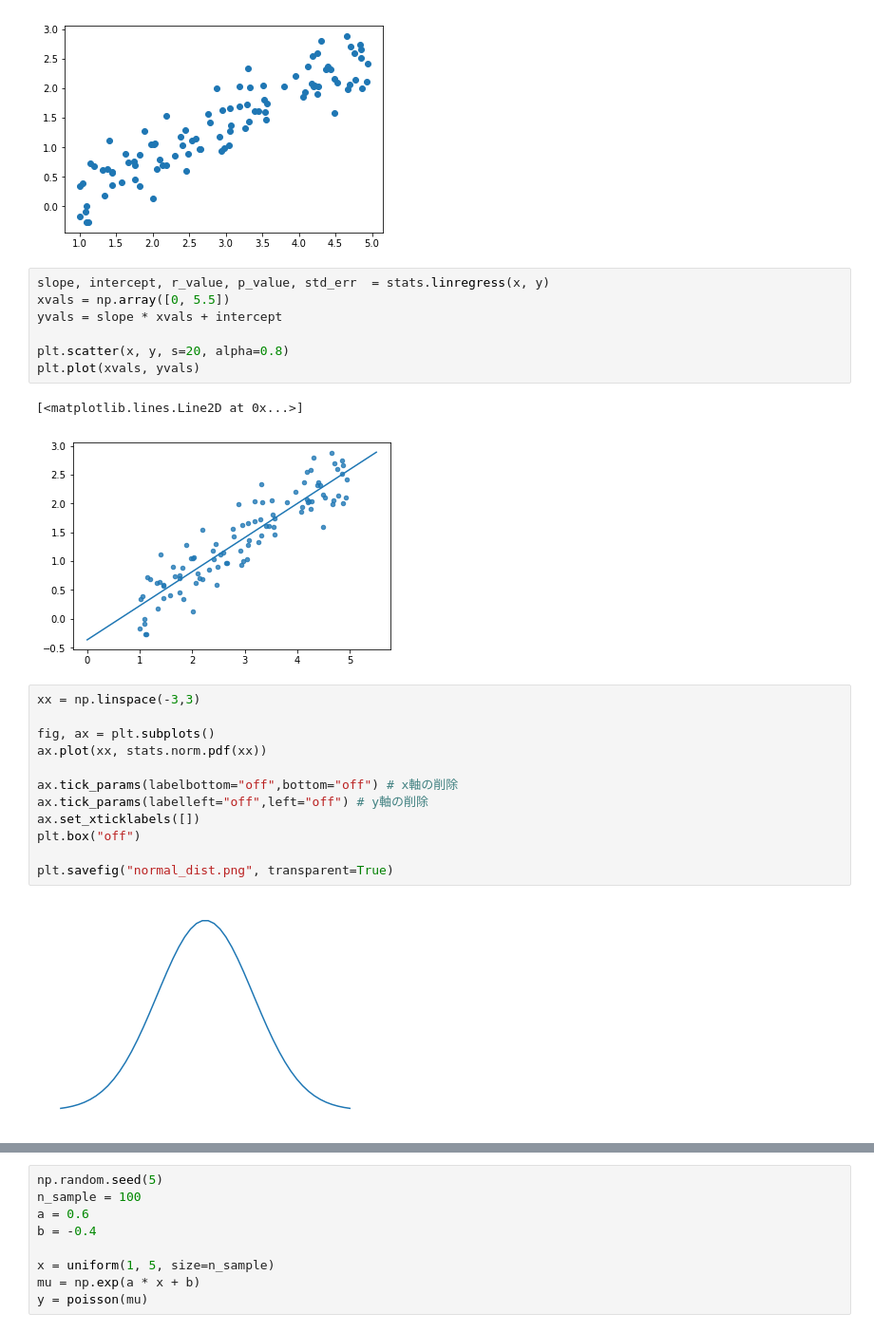
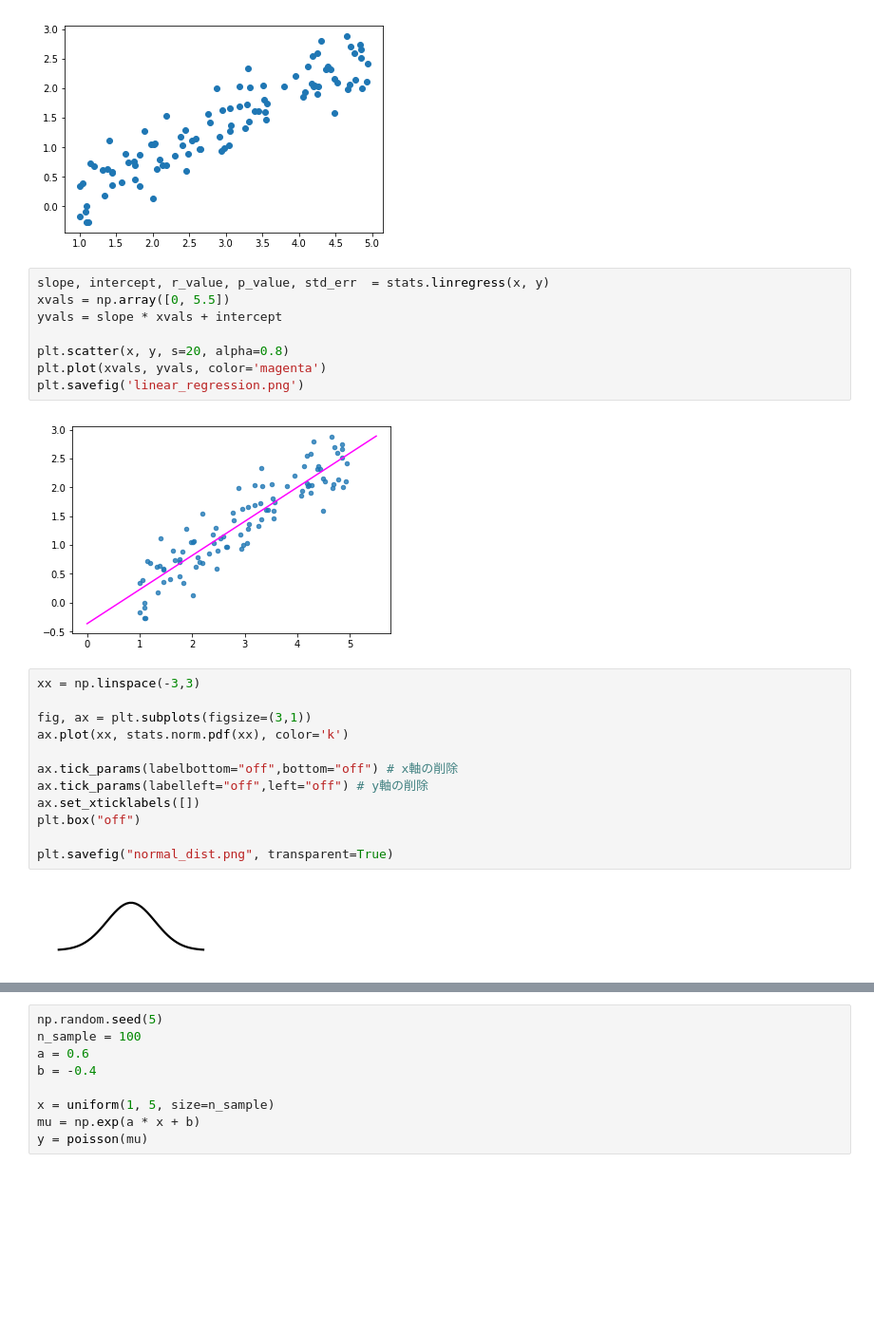
Before and after one commit to kidaufo/StatisticalModeling, a Jupyter notebook: PoissonRegression.ipynb, the cells around one changed output, grey strips where cells are left out. Shown at 95% size. Saved outputs shown, nothing was run; the diff lists cells and outputs as text; blank space fills up the shorter version.

```diff
--- a/PoissonRegression.ipynb
+++ b/PoissonRegression.ipynb
@@ -28,21 +28,21 @@ xvals = np.array([0, 5.5])
 yvals = slope * xvals + intercept
 
 plt.scatter(x, y, s=20, alpha=0.8)
-plt.plot(xvals, yvals)
+plt.plot(xvals, yvals, color='magenta')
+plt.savefig('linear_regression.png')
 # %% [output]
-[<matplotlib.lines.Line2D at 0x...>]
-[figure, old version]
+[figure, new version]
 # %%
 xx = np.linspace(-3,3)
 
-fig, ax = plt.subplots()
-ax.plot(xx, stats.norm.pdf(xx))
+fig, ax = plt.subplots(figsize=(3,1))
+ax.plot(xx, stats.norm.pdf(xx), color='k')
 
 ax.tick_params(labelbottom="off",bottom="off") # x軸の削除
 ax.tick_params(labelleft="off",left="off") # y軸の削除
 ax.set_xticklabels([])
 plt.box("off")
 
 plt.savefig("normal_dist.png", transparent=True)
 # %% [output]
-[figure, old version]
+[figure, new version]
```
Also changed, not shown: parts of 15 cells of this notebook.
